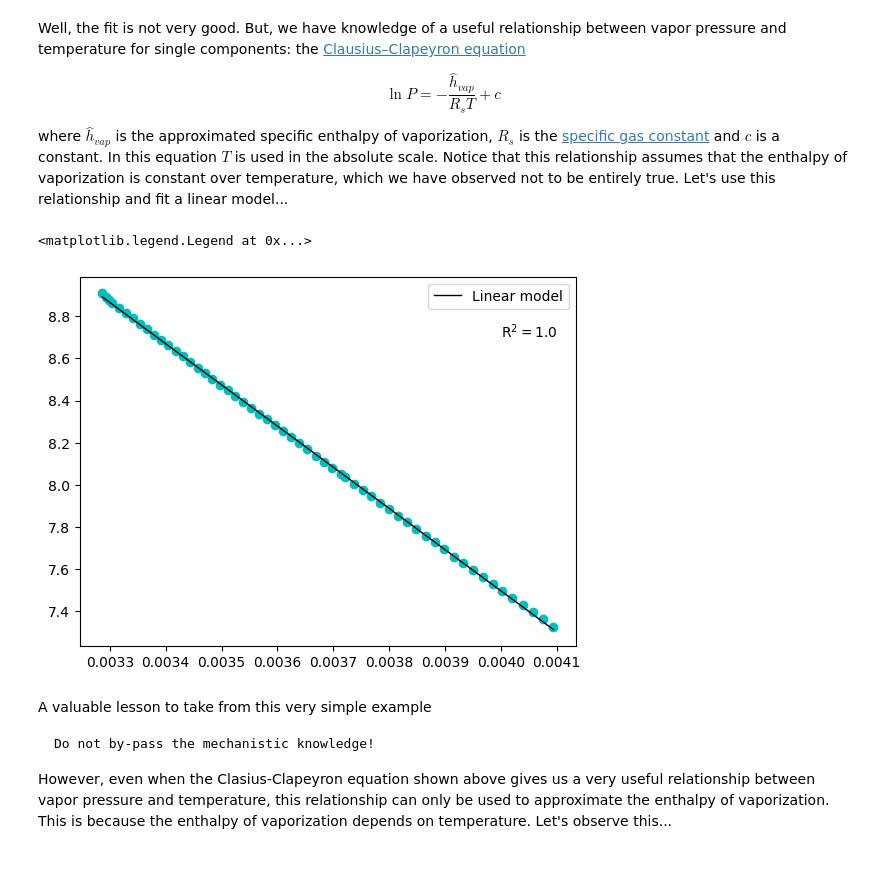
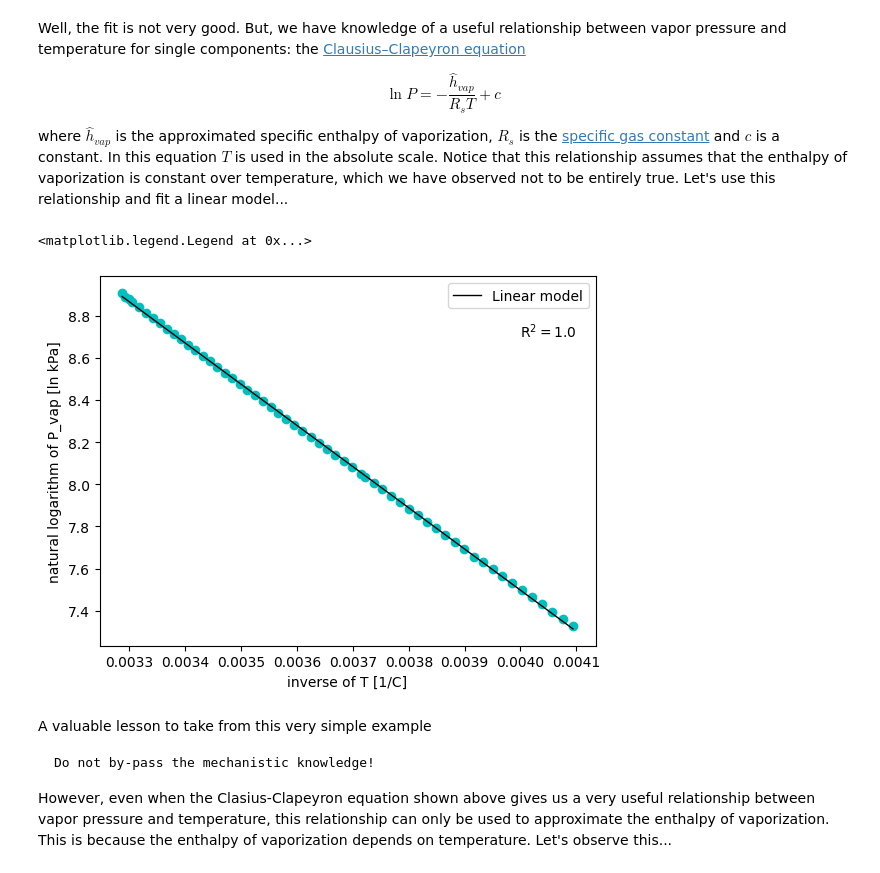
Before and after one commit to edgarsmdn/MLCE_book, a Jupyter notebook: 04_DNN_VLE.ipynb, the cells around one changed output. Saved outputs shown, nothing was run; the diff lists cells and outputs as text; code cells hidden in the pictures.

```diff
--- a/04_DNN_VLE.ipynb
+++ b/04_DNN_VLE.ipynb
@@ -106,22 +116,24 @@ where $\hat{h}_{vap}$ is the approximated specific enthalpy of vaporization, $R_
 # %%
 ln_P = np.log(Ps)
 inv_T = 1/(Ts + 273.15)
 
 linear_regression = LinearRegression().fit(inv_T, ln_P)
 
 x_pred = np.linspace(min(inv_T), max(inv_T), 100)
 y_pred = linear_regression.predict(x_pred)
 R2 = linear_regression.score(inv_T, ln_P)
 
 
 plt.figure()
 plt.plot(inv_T, ln_P, 'co')
 plt.plot(x_pred, y_pred,'k', linewidth=1, label='Linear model')
 plt.text(0.004, 8.7, 'R$^2 = $' + str(np.round(R2, 3)))
+plt.xlabel('inverse of T [1/C]')
+plt.ylabel('natural logarithm of P_vap [ln kPa]')
 plt.legend()
 # %% [output]
 <matplotlib.legend.Legend at 0x...>
-[figure, old version]
+[figure, new version]
 # %% [markdown]
 A valuable lesson to take from this very simple example
 
```
Also changed, not shown: parts of 4 cells of this notebook, 54 other files.
